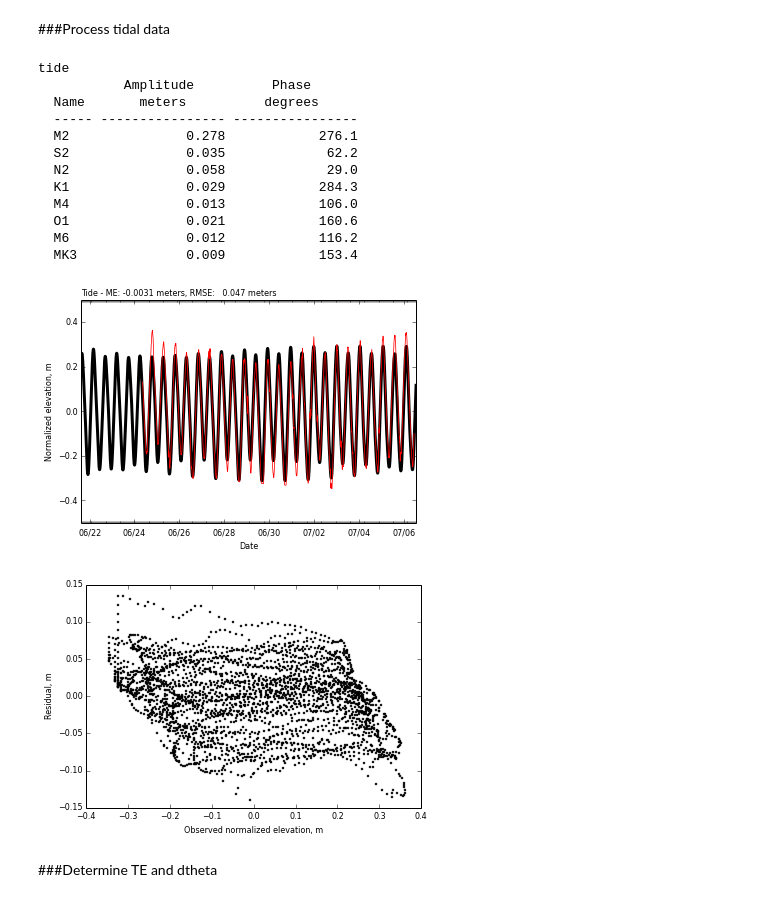
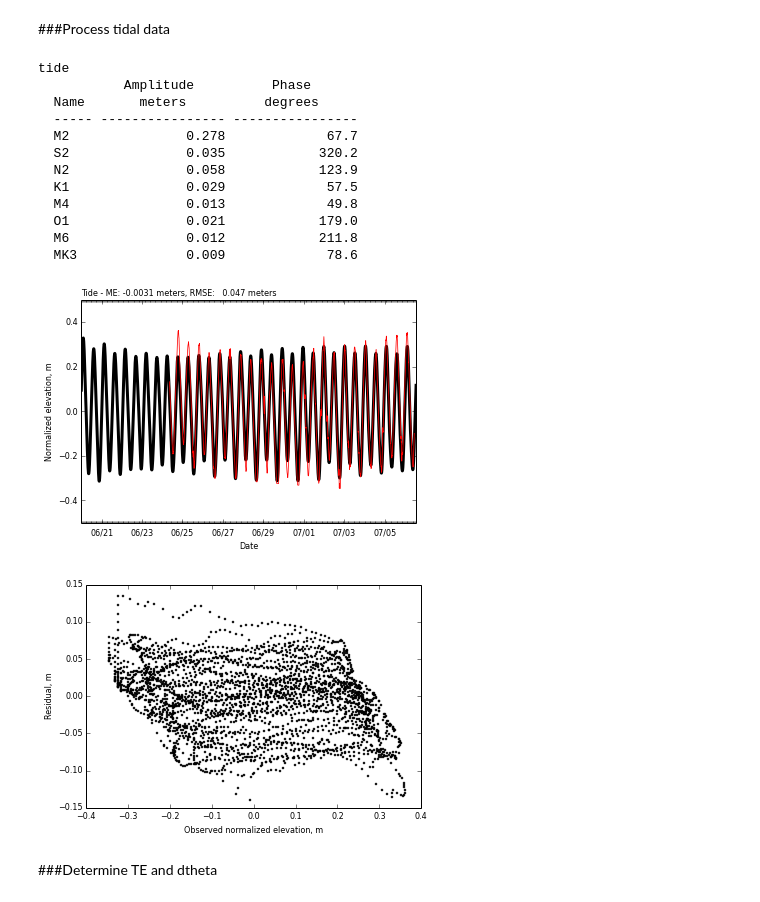
Before and after one commit to jdhughes-usgs/IPyNB, a Jupyter notebook: Tidal/FerrisTidalDataAnalysis_DE.ipynb, the cells around one changed output. Saved outputs shown, nothing was run; the diff lists cells and outputs as text; code cells hidden in the pictures.

```diff
--- a/Tidal/FerrisTidalDataAnalysis_DE.ipynb
+++ b/Tidal/FerrisTidalDataAnalysis_DE.ipynb
@@ -216,16 +216,36 @@ show()
 # %% [markdown]
 ###Function to intersect two data sets and calculate for a time series data set
 # %%
+#def pair_data(pdatetime_in,pv_in,pdatetime_base,pv_base):
+#    a = pd.DataFrame(pv_in,index=pdatetime_in)
+#    b = pd.DataFrame(pv_base,index=pdatetime_base)
+#    c = pd.concat([a,b], axis=1, join='inner')
+#    pdatetime_out = c.index.to_pydatetime()
+#    return pdatetime_out, c.values[:,0], c.values[:,1]
+
 def pair_data(pdatetime_in,pv_in,pdatetime_base,pv_base):
-    a = pd.DataFrame(pv_in,index=pdatetime_in)
-    b = pd.DataFrame(pv_base,index=pdatetime_base)
-    c = pd.concat([a,b], axis=1, join='inner')
-    pdatetime_out = c.index.to_pydatetime()
-    return pdatetime_out, c.values[:,0], c.values[:,1]
-def calculate_t(datetime_in):
+    dt_min = max(pdatetime_in[0], pdatetime_base[0])
+    dt_max = min(pdatetime_in[-1], pdatetime_base[-1])
+    dt_sec = datetime.timedelta(seconds=6. * 60.)
+    pdatetime_index = []
+    dt_on = dt_min
+    while dt_on <= dt_max:
+        pdatetime_index.append(dt_on)
+        dt_on += dt_sec
+    pdatetime_index = array(pdatetime_index)
+    a = pd.Series(pv_in,index=pdatetime_in)
+    b = pd.Series(pv_base,index=pdatetime_base)
+    c = a.reindex(set(a.index).union(pdatetime_index)).sort_index().interpolate('time').ix[pdatetime_index]
+    d = b.reindex(set(b.index).union(pdatetime_index)).sort_index().interpolate('time').ix[pdatetime_index]
+    return pdatetime_index, c.values, d.values
+
+def calculate_t(datetime_in, datetime_start=None):
     total_sec = (datetime_in[-1] - datetime_in[0]).total_seconds()
     nsamples = datetime_in.shape[0]
     t_out = linspace(0.,float(total_sec),nsamples)
+    if datetime_start is not None:
+        adj_total_sec = (datetime_in[0] - datetime_start).total_seconds()
+        t_out += adj_total_sec
     return t_out
 # %% [markdown]
 ###Function to recreate time series, calculate l2 norm, and calculate error
@@ -241,8 +261,9 @@ def create_signal(tconstituents,t_cs):
         phase *= pi / 180.
         v_out += te * a * cos(omega*t_cs - theta - phase)
     return v_out
-def signal_error(tconstituents,datetime_se,obsv):
-    t_se = calculate_t(datetime_se)
+
+def signal_error(tconstituents, datetime_se, obsv, datetime_start=None):
+    t_se = calculate_t(datetime_se, datetime_start=datetime_start)
     simv = create_signal(tconstituents,t_se)
     resid = subtract(simv,obsv)
     me = average(resid)
@@ -253,47 +274,47 @@ def signal_error(tconstituents,datetime_se,obsv):
 # %%
 #--process tide
 station = 'tide'
-t = calculate_t(tide_datetime)
+t = calculate_t(tide_datetime, datetime_start=time_min)
 tide_alpha, tide_theta = harmonic_analysis(station,species,t,tide_v,print_results=True)
 #--plot simulated and observed tide
 pt = calculate_t(time_all)
 harmonic_results = []
 for idx,[c,period] in enumerate(species):
     harmonic_results.append([c, period, tide_alpha[idx], tide_theta[idx], 1.0, 0.0])
-dsec = (time_min-dtime[0]).total_seconds()
-pt += dsec
+#dsec = (time_min-dtime[0]).total_seconds()
+#pt += dsec
 vr = create_signal(harmonic_results,pt)
 vr_paired = create_signal(harmonic_results,t)
-me, rmse = signal_error(harmonic_results,tide_datetime,tide_v)
+me, rmse = signal_error(harmonic_results, tide_datetime, tide_v, datetime_start=time_min)
 ctxt = '{0} - ME: {1:7.2g} meters, RMSE: {2:7.2g} meters'.format('Tide', me, rmse)
 ax = subplot(1,1,1)
 ax.plot(time_all, vr, linewidth=3.0, color='black', zorder=9)
 ax.plot(tide_datetime, tide_v, linewidth=0.75, color='red', zorder=10)
 ax.text(0.0, 1.01, ctxt, ha='left', va='bottom', size=8, transform=ax.transAxes)
 set_daysFmt(ax)
 xlabel('Date')
 ylabel('Normalized elevation, m')
 ax.set_ylim(-0.5,0.5)
 show()
 ax = subplot(1,1,1)
 ax.plot(tide_v, (vr_paired-tide_v), linewidth=0.0, marker='o', markersize=2, color='black')
 xlabel('Observed normalized elevation, m')
 ylabel('Residual, m')
 show()
 # %% [output]
 tide
            Amplitude          Phase
   Name       meters          degrees
   ----- ---------------- ----------------
-  M2               0.278            276.1
-  S2               0.035             62.2
-  N2               0.058             29.0
-  K1               0.029            284.3
-  M4               0.013            106.0
-  O1               0.021            160.6
-  M6               0.012            116.2
-  MK3              0.009            153.4
+  M2               0.278             67.7
+  S2               0.035            320.2
+  N2               0.058            123.9
+  K1               0.029             57.5
+  M4               0.013             49.8
+  O1               0.021            179.0
+  M6               0.012            211.8
+  MK3              0.009             78.6
-[figure, old version]
+[figure, new version]
 [figure]
 # %% [markdown]
 ###Determine TE and dtheta
```
Also changed, not shown: parts of 4 cells of this notebook, 5 other files.
